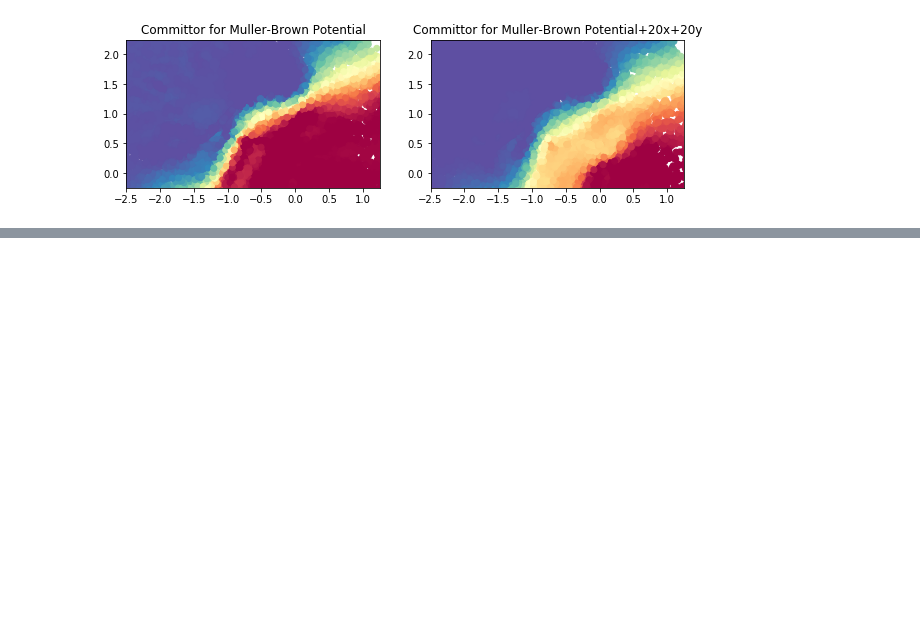
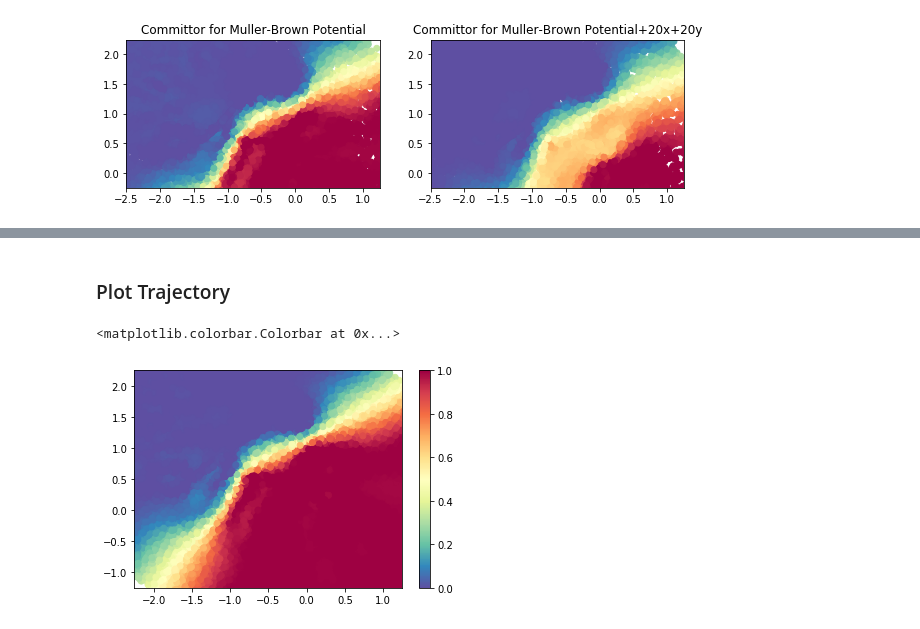
Before and after one commit to chewycharis/work-in-dinner-group-2019, a Jupyter notebook: DGA-Perturbation/jupyter-notebooks/visualize_mb_trajectory.ipynb, the cells around one changed output, grey strips where cells are left out. Saved outputs shown, nothing was run; the diff lists cells and outputs as text; code cells hidden in the pictures; blank space fills up the shorter version.

```diff
--- a/DGA-Perturbation/jupyter-notebooks/visualize_mb_trajectory.ipynb
+++ b/DGA-Perturbation/jupyter-notebooks/visualize_mb_trajectory.ipynb
@@ -39,0 +63,11 @@ plt.set_cmap("Spectral_r")
+# %% [markdown]
+### Plot Trajectory
+# %%
+s=plt.scatter(traj[:,0],traj[:,1],c=q)
+plt.xlim(-2.25,1.25)
+plt.ylim(-1.25,2.25)
+plt.set_cmap("Spectral_r")
+plt.colorbar(s)
+# %% [output]
+<matplotlib.colorbar.Colorbar at 0x...>
+[figure, added]
```
Also changed, not shown: parts of 11 cells of this notebook, 43 other files.
